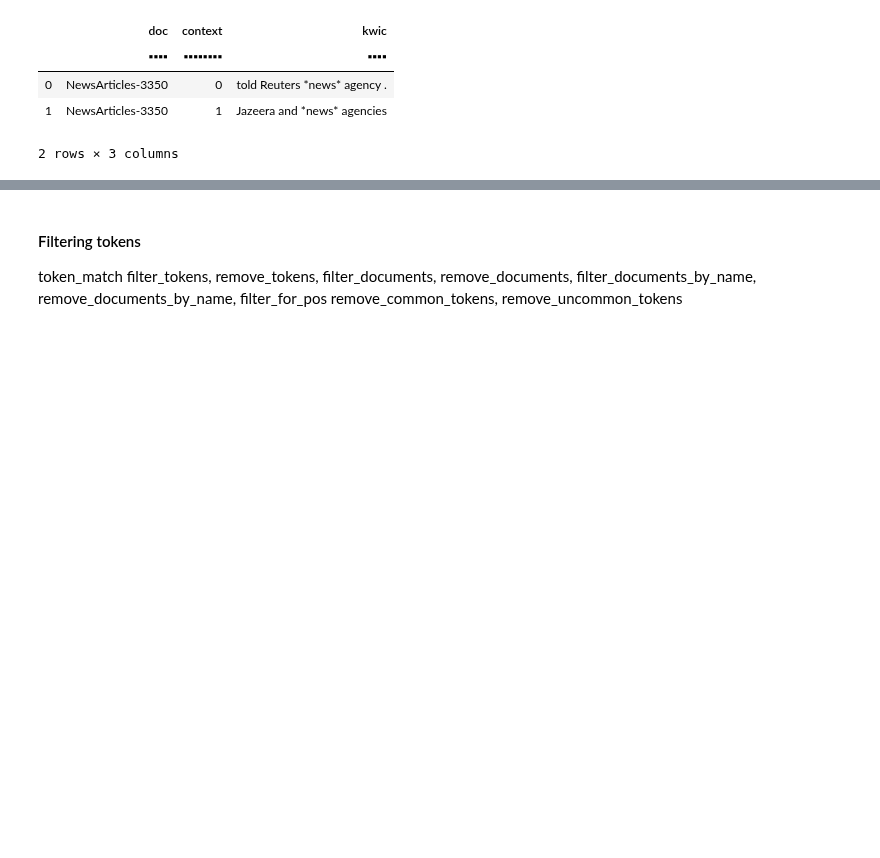
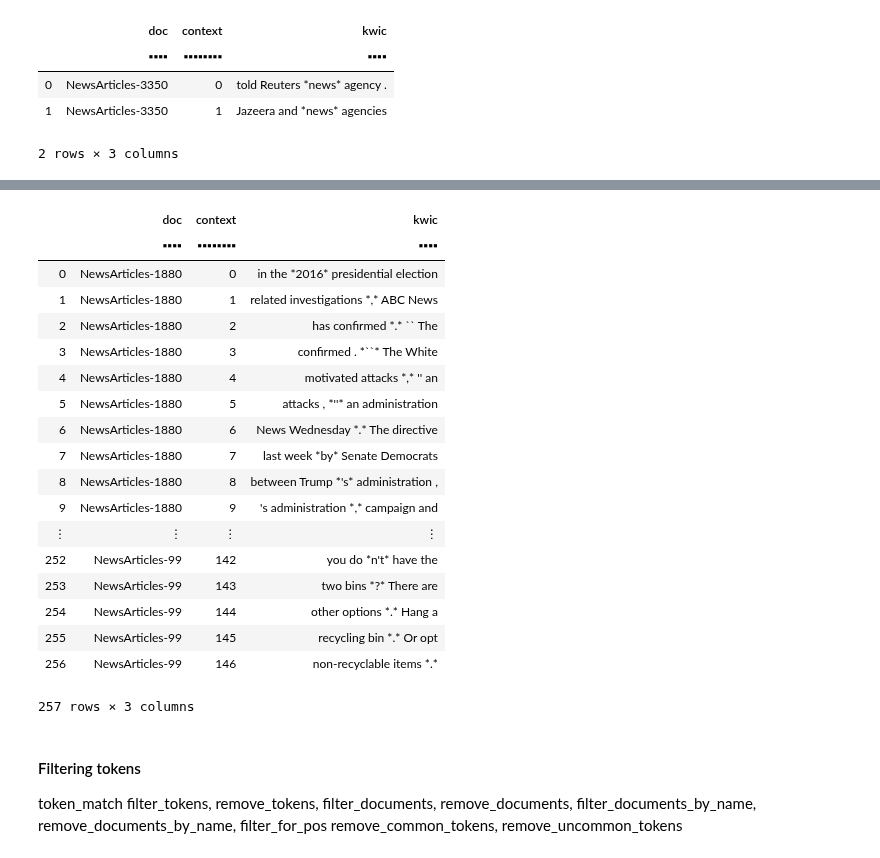
Before and after one commit to WZBSocialScienceCenter/tmtoolkit, a Jupyter notebook: doc/source/preprocessing.ipynb, the cells around one changed output, grey strips where cells are left out. Cells and saved outputs as stored; diff of their text form; code cells hidden in the pictures; blank space fills up the shorter version.

```diff
--- a/doc/source/preprocessing.ipynb
+++ b/doc/source/preprocessing.ipynb
@@ -409,3 +479,28 @@ kwic_table(docs, 'news', doc_labels=doc_labels)
+# %%
+# using a regex that matches all tokens with at least one vowel and
+# inverting these matches, i.e. all tokens *without* any vowels
+kwic_table(docs, r'[AEIOUaeiou]', match_type='regex', inverse=True,
+           doc_labels=doc_labels)
+# %% [output]
+|  | doc | context | kwic |
+|  | ▪▪▪▪ | ▪▪▪▪▪▪▪▪ | ▪▪▪▪ |
+| 0 | NewsArticles-1880 | 0 | in the *2016* presidential election |
+| 1 | NewsArticles-1880 | 1 | related investigations *,* ABC News |
+| 2 | NewsArticles-1880 | 2 | has confirmed *.* `` The |
+| 3 | NewsArticles-1880 | 3 | confirmed . *``* The White |
+| 4 | NewsArticles-1880 | 4 | motivated attacks *,* '' an |
+| 5 | NewsArticles-1880 | 5 | attacks , *''* an administration |
+| 6 | NewsArticles-1880 | 6 | News Wednesday *.* The directive |
+| 7 | NewsArticles-1880 | 7 | last week *by* Senate Democrats |
+| 8 | NewsArticles-1880 | 8 | between Trump *'s* administration , |
+| 9 | NewsArticles-1880 | 9 | 's administration *,* campaign and |
+| ⋮ | ⋮ | ⋮ | ⋮ |
+| 252 | NewsArticles-99 | 142 | you do *n't* have the |
+| 253 | NewsArticles-99 | 143 | two bins *?* There are |
+| 254 | NewsArticles-99 | 144 | other options *.* Hang a |
+| 255 | NewsArticles-99 | 145 | recycling bin *.* Or opt |
+| 256 | NewsArticles-99 | 146 | non-recyclable items *.* |
+257 rows × 3 columns
 # %% [markdown]
 #### Filtering tokens
 
```
Also changed, not shown: parts of 7 cells of this notebook, 2 other files.
